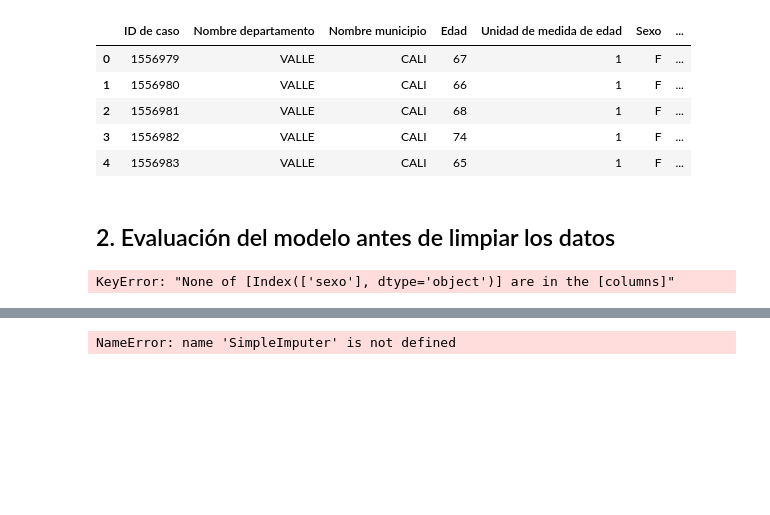
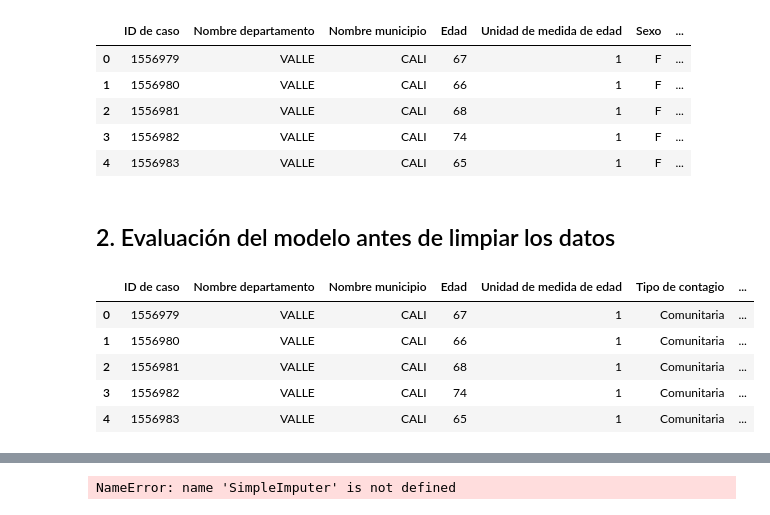
Before and after one commit to AlexandraAponte/Intriduccion_Github, a Jupyter notebook: Notebooks/Trabajo Final.ipynb, the cells around one changed output, grey strips where cells are left out. Drawn from its saved outputs; the diff is of its cells as text; code cells hidden in the pictures; blank space fills up the shorter version.

```diff
--- a/Notebooks/Trabajo Final.ipynb
+++ b/Notebooks/Trabajo Final.ipynb
@@ -397,5 +403,13 @@ from sklearn.metrics import accuracy_score
 # %%
 # Conevrtir al columna Sexo a Dummies
-df_2 = pd.get_dummies(df, columns=['Sexo'], drop_first=True)
+df_3= df_2.copy()
+df_3 = pd.get_dummies(df_3, columns=['Sexo'], drop_first=True)
+
+df_3.head()
 # %% [output]
-KeyError: "None of [Index(['sexo'], dtype='object')] are in the [columns]"
+|  | ID de caso | Nombre departamento | Nombre municipio | Edad | Unidad de medida de edad | Tipo de contagio | ... |
+| 0 | 1556979 | VALLE | CALI | 67 | 1 | Comunitaria | ... |
+| 1 | 1556980 | VALLE | CALI | 66 | 1 | Comunitaria | ... |
+| 2 | 1556981 | VALLE | CALI | 68 | 1 | Comunitaria | ... |
+| 3 | 1556982 | VALLE | CALI | 74 | 1 | Comunitaria | ... |
+| 4 | 1556983 | VALLE | CALI | 65 | 1 | Comunitaria | ... |
```
Also changed, not shown: parts of 5 cells of this notebook.
